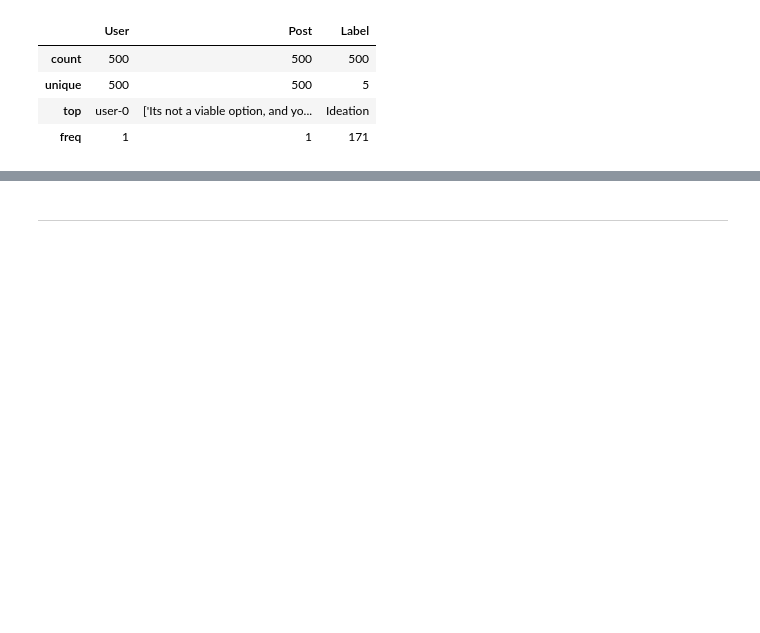
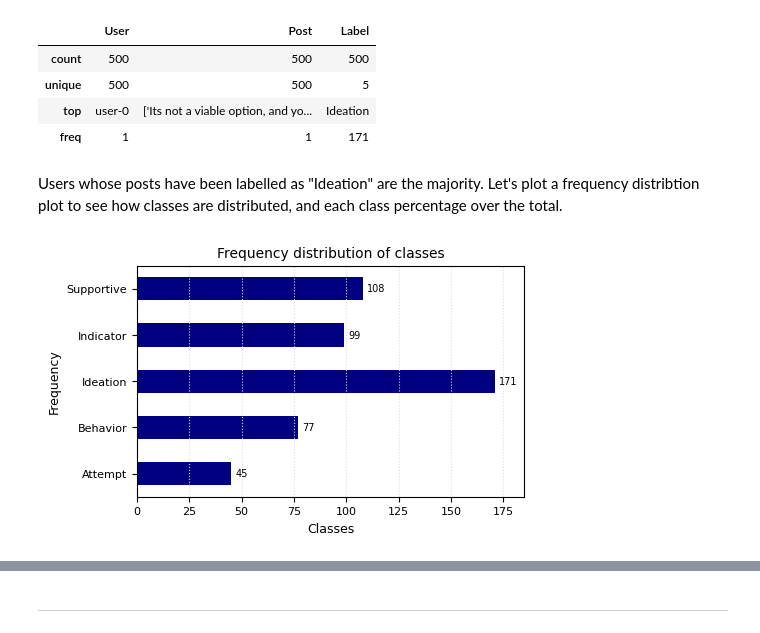
Before and after one commit to SebastianoDenegri/Targeted_Suicide_Intervention, a Jupyter notebook: targeted_suicide_intervention.ipynb, the cells around one changed output, grey strips where cells are left out. Saved outputs shown, nothing was run; the diff lists cells and outputs as text; code cells hidden in the pictures; blank space fills up the shorter version.

Commit message:
Eda part 1: frequency and breakdown of classes

```diff
--- a/targeted_suicide_intervention.ipynb
+++ b/targeted_suicide_intervention.ipynb
@@ -240,3 +244,27 @@ data.describe()
 | unique | 500 | 500 | 5 |
 | top | user-0 | ['Its not a viable option, and yo... | Ideation |
 | freq | 1 | 1 | 171 |
+# %% [markdown]
+Users whose posts have been labelled as "Ideation" are the majority. Let's plot a frequency distribtion plot to see how classes are distributed, and each class percentage over the total.
+# %%
+#plt.rcParams['axes.facecolor'] = 'white'
+class_freq = data.groupby(['Label']).size()
+barchart = class_freq.plot(x=class_freq.index, y=class_freq, kind='barh', figsize=(5,3), color='navy', xlim=(0,185))
+
+for i in barchart.patches:
+    barchart.annotate(i.get_width(), # get the frequency of the variable categories
+                      xy = (i.get_width()+2, i.get_y() + i.get_height()-0.25), # set the coordinates for each label
+                      ha='left', # set the horizontal alignment
+                      va='center', # set the vertical alignment
+                      fontsize=7) # set the font size
+
+plt.title('Frequency distribution of classes', fontsize=10)
+plt.xlabel("Classes", fontsize=9)
+plt.ylabel('Frequency', fontsize=9)
+plt.yticks(fontsize=8)
+plt.xticks(fontsize=8)
+
+plt.grid(True, axis='x', color='gainsboro', ls= ':', linewidth=0.8)
+plt.show()
+# %% [output]
+[figure, added]
```
Also changed, not shown: parts of 6 cells of this notebook.
